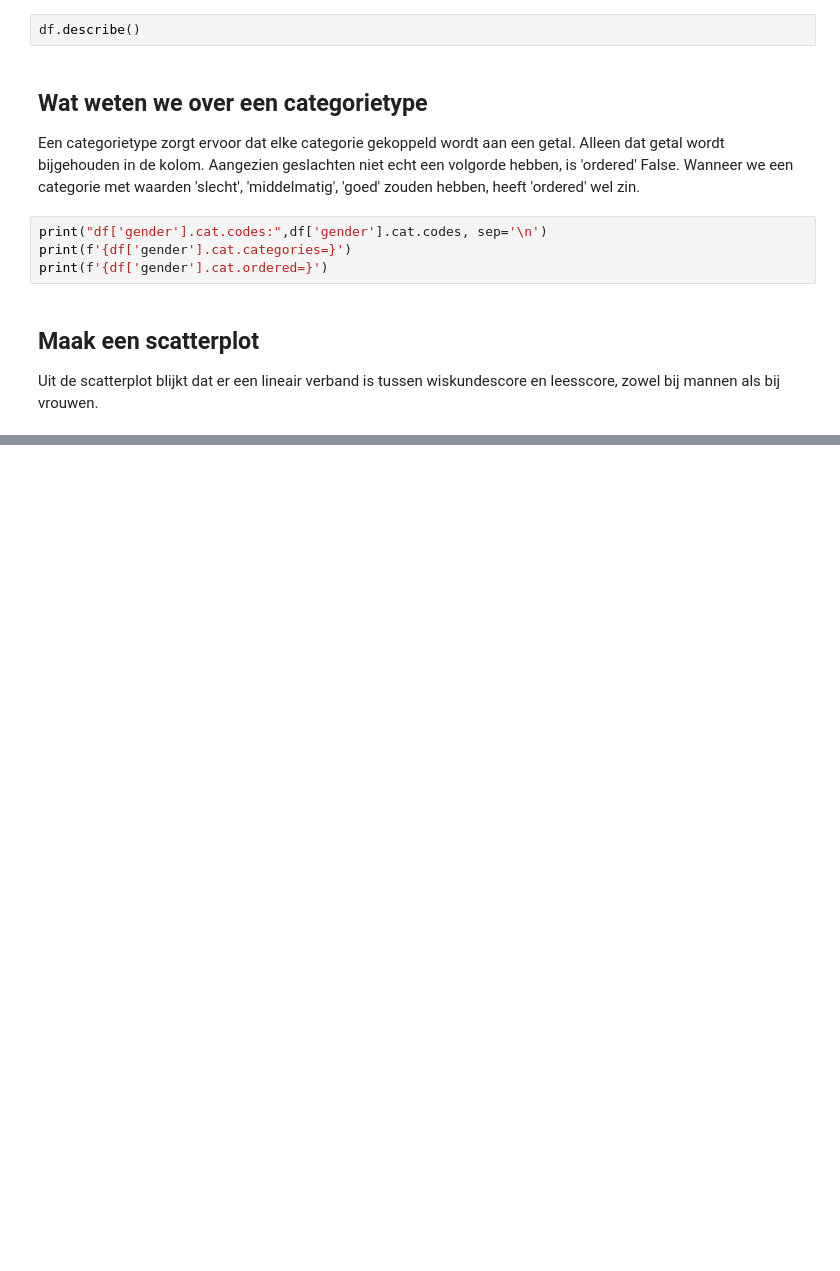
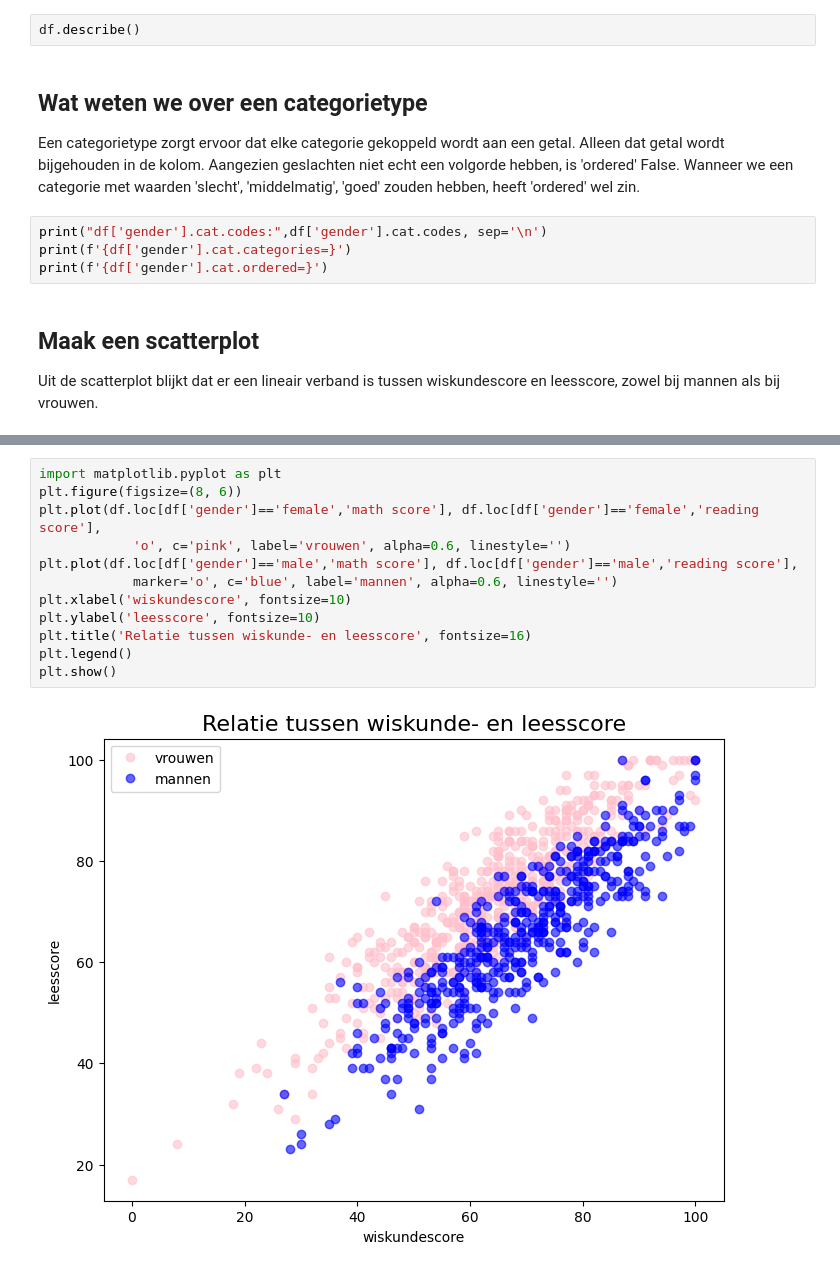
Before and after one commit to Jef-DS/matplotlib, a Jupyter notebook: matplotlib05.ipynb, the cells around one changed output, grey strips where cells are left out. Cells and saved outputs as stored; diff of their text form; blank space fills up the shorter version.

```diff
--- a/matplotlib05.ipynb
+++ b/matplotlib05.ipynb
@@ -49,0 +62,14 @@ plt.show()
+# %%
+import matplotlib.pyplot as plt
+plt.figure(figsize=(8, 6))
+plt.plot(df.loc[df['gender']=='female','math score'], df.loc[df['gender']=='female','reading score'],
+            'o', c='pink', label='vrouwen', alpha=0.6, linestyle='')
+plt.plot(df.loc[df['gender']=='male','math score'], df.loc[df['gender']=='male','reading score'],
+            marker='o', c='blue', label='mannen', alpha=0.6, linestyle='')
+plt.xlabel('wiskundescore', fontsize=10)
+plt.ylabel('leesscore', fontsize=10)
+plt.title('Relatie tussen wiskunde- en leesscore', fontsize=16)
+plt.legend()
+plt.show()
+# %% [output]
+[figure, added]
```
Also changed, not shown: parts of 12 cells of this notebook.
